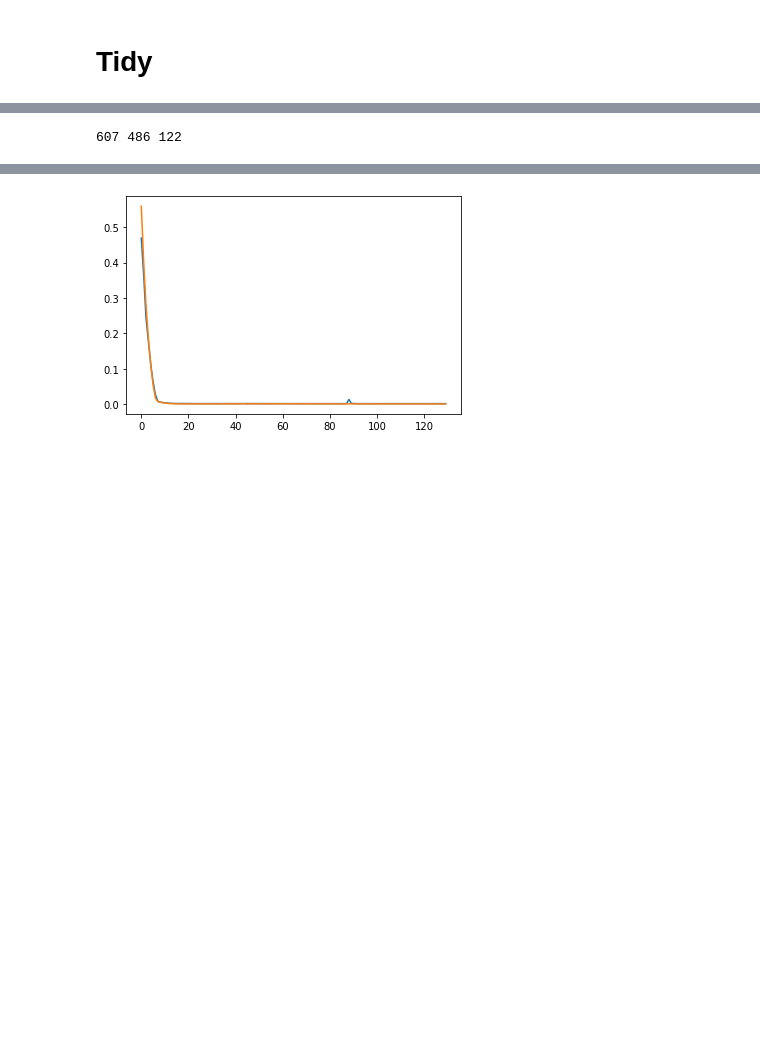
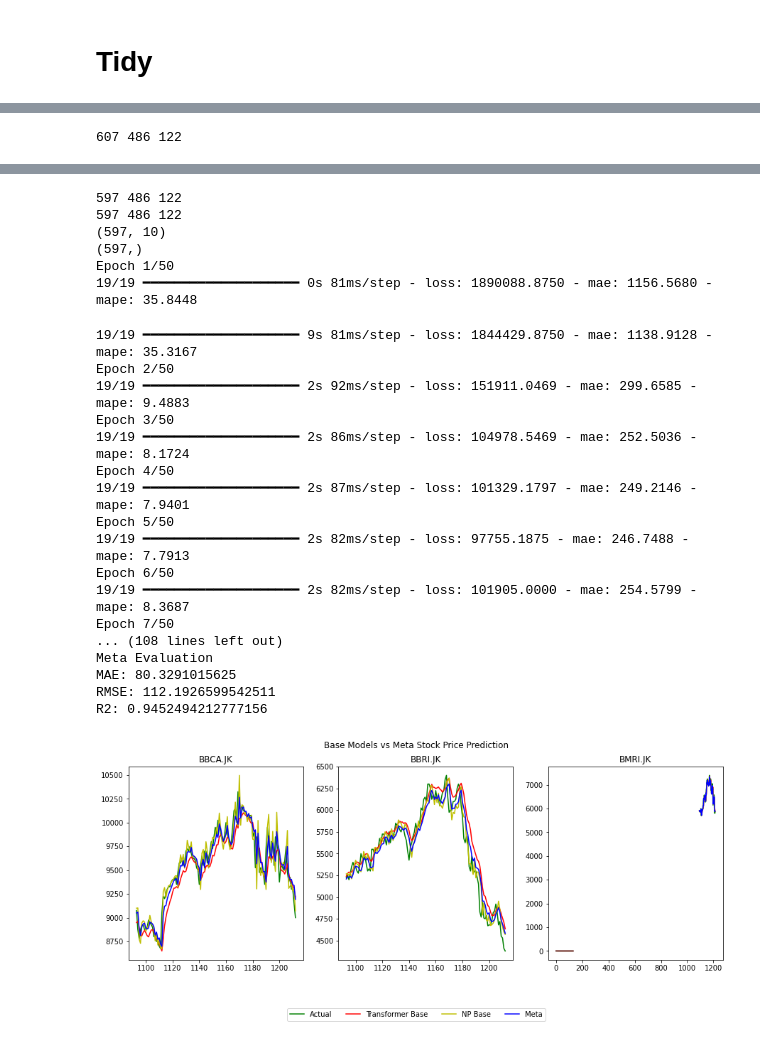
Before and after one commit to be-ryan/NP-TRANS, a Jupyter notebook: NP-Transformer2.ipynb, the cells around one changed output, grey strips where cells are left out. Drawn from its saved outputs; the diff is of its cells as text; code cells hidden in the pictures; blank space fills up the shorter version.

```diff
--- a/NP-Transformer2.ipynb
+++ b/NP-Transformer2.ipynb
@@ -24,7 +21,7 @@ ds1 = pd.read_csv('../BBCA.JK.csv')
 ds2 = pd.read_csv('../BBRI.JK.csv')
 ds3 = pd.read_csv('../BMRI.JK.csv')
 
-ds = ds1
+ds = ds3
 ds.head()
 # %% [output]
 |  | Date | Open | High | Low | Close | Adj Close | Volume |
@@ -1331,7 +1349,33 @@ def graph_np_trans(total_len, ds, n_lags, y_test, tf_y_pred, np_y_pred, final_pr
+# %%
+def evaluate(y_test, np_y_pred, tf_y_pred, final_pred, n_lags, stock_name):
+    print(f'Evaluation results of {stock_name}')
+
+    print('Neural Prophet Evaluation')
+    print(f"MAE: {mean_absolute_error(np_y_pred[n_lags:], y_test[n_lags:])}")
+    print(f"RMSE: {root_mean_squared_error(np_y_pred[n_lags:], y_test[n_lags:])}")
+    print(f"R2: {r2_score(np_y_pred[n_lags:], y_test[n_lags:])}")
+
+    print('Transformer Evaluation')
+    print(f"MAE: {mean_absolute_error(tf_y_pred[n_lags:], y_test[n_lags:])}")
+    print(f"RMSE: {root_mean_squared_error(tf_y_pred[n_lags:], y_test[n_lags:])}")
+    print(f"R2: {r2_score(tf_y_pred[n_lags:], y_test[n_lags:])}")
+
+    print('Meta Evaluation')
+    print(f"MAE: {mean_absolute_error(final_pred, y_test[n_lags:])}")
+    print(f"RMSE: {root_mean_squared_error(final_pred, y_test[n_lags:])}")
+    print(f"R2: {r2_score(final_pred, y_test[n_lags:])}")
 # %%
+np_base_results = []
+tf_base_results = []
+meta_results = []
+
 ds_list = ['BBCA.JK', 'BBRI.JK','BMRI.JK']
+# ds_list = ['BBRI.JK','BMRI.JK']
 
-for i in ds_list:
+fig, axes = plt.subplots(1, len(ds_list), figsize=(15,5), sharey=False)
+fig.suptitle('Base Models vs Meta Stock Price Prediction')
+
+for idx, i in enumerate(ds_list):
     ds = pd.read_csv(f'../{i}.csv')
 
     # Neural Prpohet Base Model
@@ -1361,19 +1405,32 @@ for i in ds_list:
     tf_base_predict = tf_base.predict(tf_x_val)
 
     # Meta Model
-    meta_x_train = data_process_3(np_base_predict, tf_base_predict, n_lags, np_val)
+    meta_x_train = data_process_3(np_base_predict, tf_base_predict, n_lags, np_val, 0)
 
     meta_model = LinearRegression()
-    meta_model.fit(x_train_meta, tf_y_val[n_lags:])
+    meta_model.fit(meta_x_train, tf_y_val[n_lags:])
 
     np_y_pred = np_base.predict(np_test)
     tf_y_pred = tf_base.predict(tf_x_test)
-    x_test_meta = data_process_3(np_y_pred, tf_y_pred, n_lags, np_val)
 
-    meta_prediction = meta_model.fit(x_test_meta)
-    graph_np_trans(total_train_len, ds, n_lags, tf_y_test, np_y_pred, tf_y_pred, meta_prediction)
+    # print('=================')
+    # print(np.shape(np_y_pred))
+    # print(np.shape(tf_y_pred))
 
-    break
+    x_test_meta, np_y_pred = data_process_3(np_y_pred, tf_y_pred, n_lags, np_test, 1)
+
+    meta_prediction = meta_model.predict(x_test_meta)
+    # graph_np_trans(total_train_len, ds, n_lags, tf_y_test, np_y_pred, tf_y_pred, meta_prediction, i)
+    graph_np_trans2(axes[idx], total_train_len, ds, n_lags, tf_y_test, np_y_pred, tf_y_pred, meta_prediction, i)
+    evaluate(tf_y_test, np_y_pred, tf_y_pred, meta_prediction, n_lags, i)
+
+    # break
+
+# Create a single legend for the whole figure
+lines, labels = axes[0].get_legend_handles_labels()  # Get labels from the first subplot
+fig.legend(lines, labels, loc='upper center', bbox_to_anchor=(0.5, -0.05), ncol=4)
+
+plt.show()
 # %% [output]
 607 486 122
 597 486 122
@@ -1403 +1482,24 @@ ValueError: all the input array dimensions except for the concatenation axis mus
+597 486 122
+597 486 122
+(597, 10)
+(597,)
+Epoch 1/50
+19/19 ━━━━━━━━━━━━━━━━━━━━ 0s 81ms/step - loss: 1890088.8750 - mae: 1156.5680 - mape: 35.8448
+19/19 ━━━━━━━━━━━━━━━━━━━━ 9s 81ms/step - loss: 1844429.8750 - mae: 1138.9128 - mape: 35.3167
+Epoch 2/50
+19/19 ━━━━━━━━━━━━━━━━━━━━ 2s 92ms/step - loss: 151911.0469 - mae: 299.6585 - mape: 9.4883
+Epoch 3/50
+19/19 ━━━━━━━━━━━━━━━━━━━━ 2s 86ms/step - loss: 104978.5469 - mae: 252.5036 - mape: 8.1724
+Epoch 4/50
+19/19 ━━━━━━━━━━━━━━━━━━━━ 2s 87ms/step - loss: 101329.1797 - mae: 249.2146 - mape: 7.9401
+Epoch 5/50
+19/19 ━━━━━━━━━━━━━━━━━━━━ 2s 82ms/step - loss: 97755.1875 - mae: 246.7488 - mape: 7.7913
+Epoch 6/50
+19/19 ━━━━━━━━━━━━━━━━━━━━ 2s 82ms/step - loss: 101905.0000 - mae: 254.5799 - mape: 8.3687
+Epoch 7/50
+... (108 lines left out)
+Meta Evaluation
+MAE: 80.3291015625
+RMSE: 112.1926599542511
+R2: 0.9452494212777156
-[figure, old version]
+[figure, new version]
```
Also changed, not shown: parts of 47 cells of this notebook.
